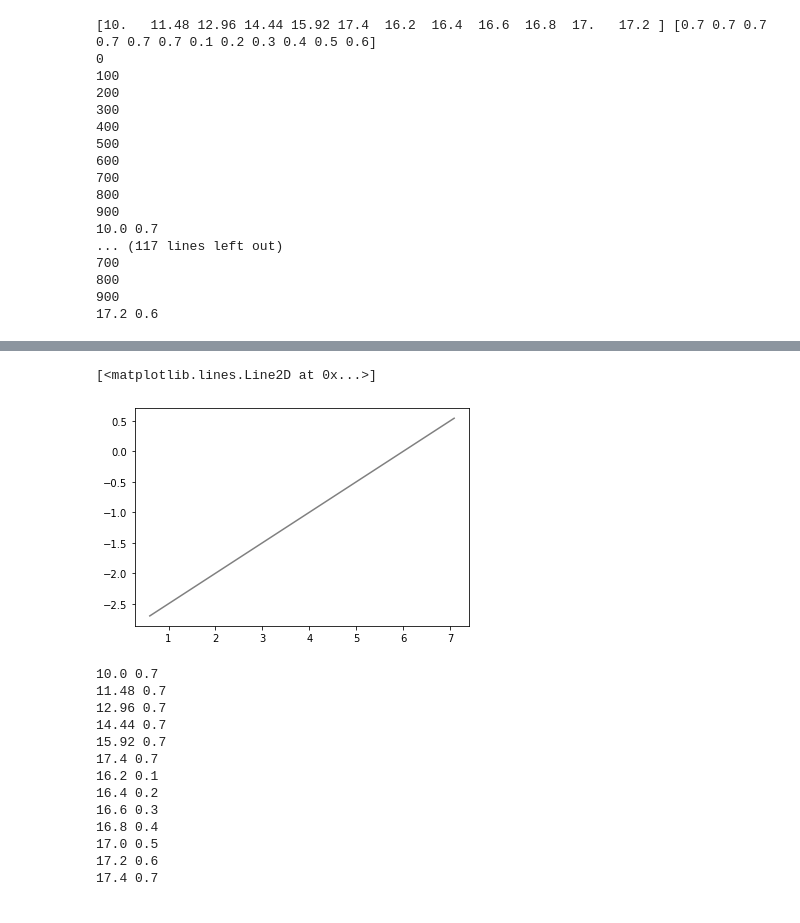
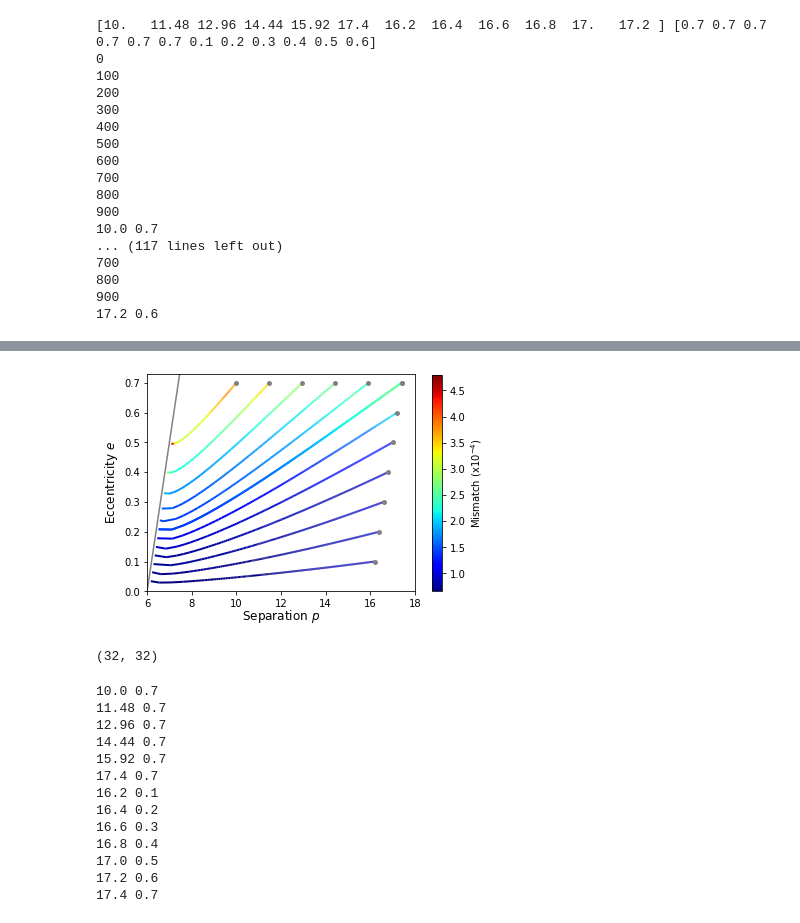
Before and after one commit to BlackHolePerturbationToolkit/FastEMRIWaveforms, a Jupyter notebook: examples/paper_plots.ipynb, the cells around one changed output, grey strips where cells are left out. Cells and saved outputs as stored; diff of their text form; code cells hidden in the pictures.

```diff
--- a/examples/paper_plots.ipynb
+++ b/examples/paper_plots.ipynb
@@ -220,11 +189,53 @@ plt.savefig("figures/traj_mismatch_plot_1e5_chunks_over_t.pdf", dpi=20)
-# %%
-ptemp = np.linspace(0.6, p_fin, 100)
-
-etemp = (ptemp - 6)/2
-plt.plot(ptemp, etemp, 'grey')
-# %% [output]
-[<matplotlib.lines.Line2D at 0x...>]
-[figure, removed]
+# %%
+fig, axs = plt.subplots(1, 1, sharex=True, sharey=True)
+
+norm = plt.Normalize(np.min(np.concatenate(mm_out))/1e-4, np.max(np.concatenate(mm_out))/1e-4)
+for p, e, mm in zip(p_out, e_out, mm_out):
+    # Create a set of line segments so that we can color them individually
+    # This creates the points as a N x 1 x 2 array so that we can stack points
+    # together easily to get the segments. The segments array for line collection
+    # needs to be (numlines) x (points per line) x 2 (for x and y)
+
+    points = np.array([p, e]).T.reshape(-1, 1, 2)
+    segments = np.concatenate([points[:-1], points[1:]], axis=1)
+
+    # Create a continuous norm to map from data points to colors
+    lc = LineCollection(segments, cmap='jet', norm=norm)
+    # Set the values used for colormapping
+    lc.set_array(np.asarray(mm)/1e-4)
+    lc.set_linewidth(2)
+    line = axs.add_collection(lc)
+
+
+plt.scatter(p0_arr, e0_arr, color='grey', s=15, zorder=10)
+
+cax = fig.colorbar(line, ax=axs)
+
+cax.ax.set_ylabel(r'Mismatch (x$10^{-4}$)')
+cax.ax.set_ylim(np.min(np.concatenate(mm_out))/1e-4, np.max(np.concatenate(mm_out))/1e-4 + 0.025)
+
+axs.set_xlim(4.0, 18.0)
+axs.set_ylim(0.0, 0.8)
+
+#cb = plt.scatter(p_out, e_out, c=mm_out)
+
+ptemp = np.linspace(0.6, 10., 1000)
+
+etemp = (ptemp - 6)/2
+plt.plot(ptemp, etemp, 'grey')
+
+#cbar = plt.colorbar(cb)
+plt.ylabel(r'Eccentricity $e$', fontsize=12)
+plt.xlabel(r'Separation $p$', fontsize=12, labelpad=-0.5)
+plt.xlim(6.0,)
+plt.ylim(0.0, 0.73)
+plt.savefig("figures/traj_mismatch_plot_1e5_chunks_over_t.pdf", dpi=20)
+# %% [output]
+[figure, added]
+# %%
+len(mm_out[0]), len(p_out[0])
+# %% [output]
+(32, 32)
 # %%
 for p, p0, e0, mm in zip(p_out, p0_arr, e0_arr, mm_out):
 
```
Also changed, not shown: parts of 6 cells of this notebook, 5 other files.
